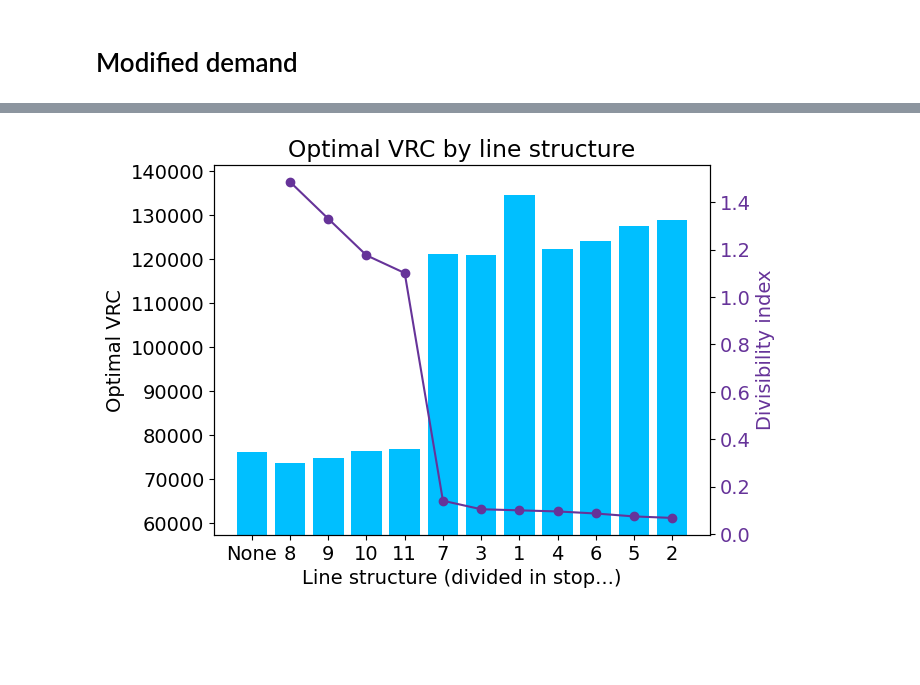
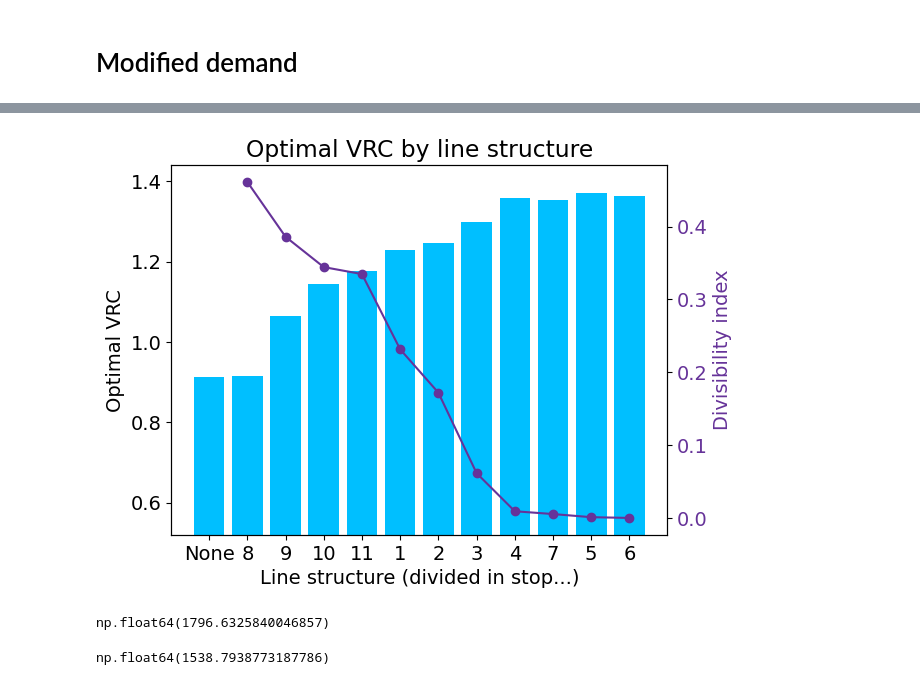
Before and after one commit to valeegomex/Genetic-algorithm-parametric-city, a Jupyter notebook: paper1_numericalExamples/Canberra/Data Analisys.ipynb, the cells around one changed output, grey strips where cells are left out. Drawn from its saved outputs; the diff is of its cells as text; code cells hidden in the pictures; blank space fills up the shorter version.

```diff
--- a/paper1_numericalExamples/Canberra/Data Analisys.ipynb
+++ b/paper1_numericalExamples/Canberra/Data Analisys.ipynb
@@ -208,6 +195,8 @@ for i in range(13):
         travel_time[j,i] = travel_time[i,j]
 
 travel_time = pd.DataFrame(travel_time)
+# Minute to hour
+travel_time = travel_time/60
 travel_time
 # %% [output]
 |  | 0 | 1 | 2 | 3 | 4 | 5 | 6 | 7 | 8 | 9 | 10 | ... |
@@ -444,3 +433,6 @@ flujos_explicito
 | 10 | 9.0 | 24.0 | 171.0 | 30.0 | 141.0 |
 | 11 | 16.0 | 6.0 | 162.0 | 6.0 | 156.0 |
 | 12 | 146.0 | 0.0 | 146.0 | 0.0 | 146.0 |
+# %%
+i=7
+demand.loc[i, :i-1]
@@ -718,8 +739,11 @@ c0 = 8.61
 c1 = 0.3
 piv = 2.74
 pw = 5.48
-pr = 16*piv
+pr = 16*piv / 60
 t = 0.0416 / 60
+
+plt.rcdefaults()
+plt.rcParams.update({'font.size': 14})
 # %%
 # Figures data
 
@@ -879,3 +947,27 @@ demand_modified.loc[8:, 8:] = demand.loc[8:, 8:]/factor
 
 normalization_coef = demand.values.sum()/demand_modified.values.sum()
 demand_modified = (demand_modified*normalization_coef).round().astype(int)
+# %%
+demand_modified = demand.copy()
+factor = 0.9
+factor_shift = 0.6
+
+# Increase the alight at 8
+for i in range(8):
+    demand_modified.loc[i, 8] = demand.loc[i, 8] + demand.loc[i, 9:12].sum()*factor
+    demand_modified.loc[i, 9:12] = demand.loc[i, 9:12] - demand.loc[i, 9:12]*factor
+for i in range(9, 13):
+    demand_modified.loc[i, 8] = demand_modified.loc[i, 8] + demand.loc[i, 0:7].sum()*factor
+    demand_modified.loc[i, 0:7] = demand_modified.loc[i, 0:7] - demand.loc[i, 0:7]*factor
+
+# Shift the demand after 8
+shift_value = 4
+for i in range(8, 13):
+    for j in range(8, i-1):
+        demand_modified.loc[i-shift_value,j-shift_value] = demand.loc[i-shift_value,j-shift_value] + demand.loc[i,j]*factor_shift
+        demand_modified.loc[i,j] = demand.loc[i,j] - demand.loc[i,j]*factor_shift
+
+# for i in range(9, 13):
+    for j in range(i+1, 13):
+        demand_modified.loc[i-shift_value,j-shift_value] = demand.loc[i-shift_value,j-shift_value] + demand.loc[i,j]*factor_shift
+        demand_modified.loc[i,j] = demand.loc[i,j] - demand.loc[i,j]*factor_shift
@@ -987,33 +1171,43 @@ plt.show()
 # %%
 # Datos de ejemplo
+total_demand = demand_modified.values.sum()
 categories = [f'{i}' for i in range(1, len(demand_modified.index)-1)]
 values = vrc_optimal_divisions
 
 # Ordenar los datos por valor en orden ascendente
 sorted_data = sorted(zip(categories, values, di_values[1:-1]), key=lambda x: x[2], reverse=True)
 categories, values, di_values_sorted = zip(*sorted_data)
 # Agregar estructura sin divisiones
 categories = ['None'] + list(categories)
 values = [vrc_optimal_complete] + list(values)
+values = values/total_demand
 
 # Crear gráfico de barras
 fig, ax1 = plt.subplots()
 ax1.bar(categories, values, color='deepskyblue')
 
 # Añadir título y etiquetas
 ax1.set_xlabel('Line structure (divided in stop...)')
 ax1.set_ylabel('Optimal VRC')
-ax1.set_ylim(bottom=vrc_fix_cost)
+ax1.set_ylim(bottom=vrc_fix_cost/total_demand)
 
 # Crear eje secundario
 ax2 = ax1.twinx()
 ax2.plot(categories[1:], di_values_sorted, color='rebeccapurple', marker='o')
 ax2.set_ylabel('Divisibility index', color='rebeccapurple')
 ax2.tick_params(axis='y', labelcolor='rebeccapurple')
 
 # Mostrar el gráfico
 plt.title('Optimal VRC by line structure')
-plt.savefig('Optimal VRC by line structure sorted modified.png', bbox_inches = 'tight')
+# plt.savefig('Optimal VRC by line structure sorted modified.png', bbox_inches = 'tight')
 plt.show()
 # %% [output]
-[figure, old version]
+[figure, new version]
+# %%
+vrc_optimal_divisions[8]
+# %% [output]
+np.float64(1796.6325840046857)
+# %%
+vrc_optimal_complete
+# %% [output]
+np.float64(1538.7938773187786)
```
Also changed, not shown: parts of 30 cells of this notebook.
